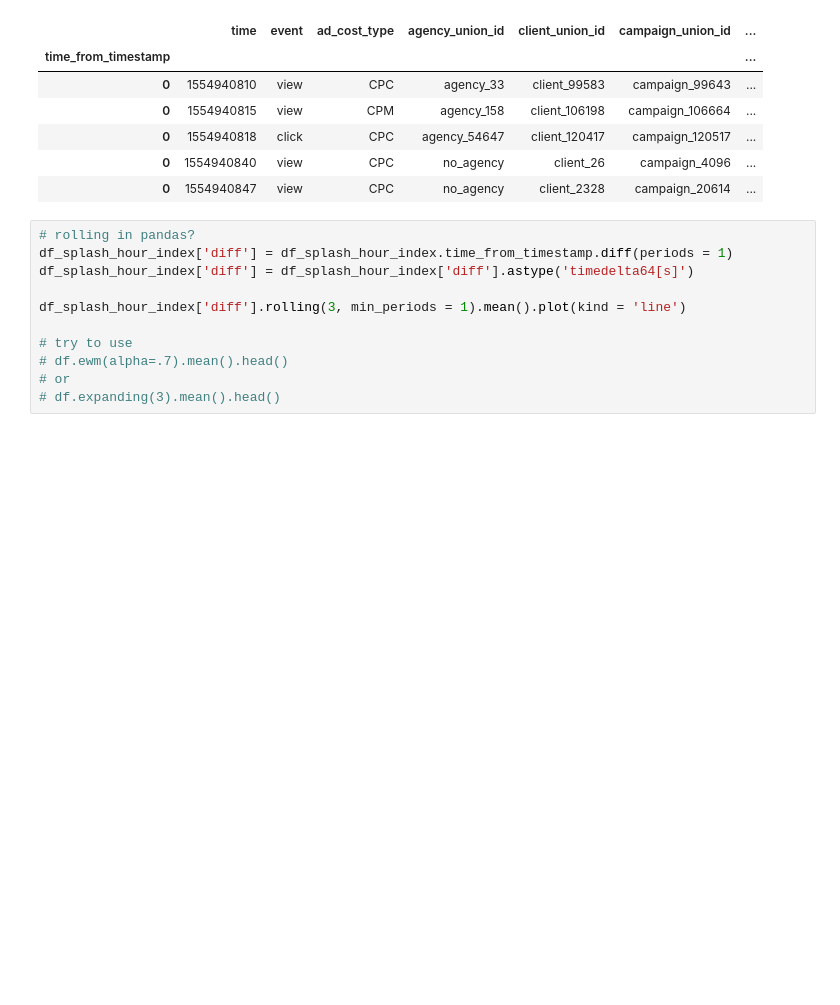
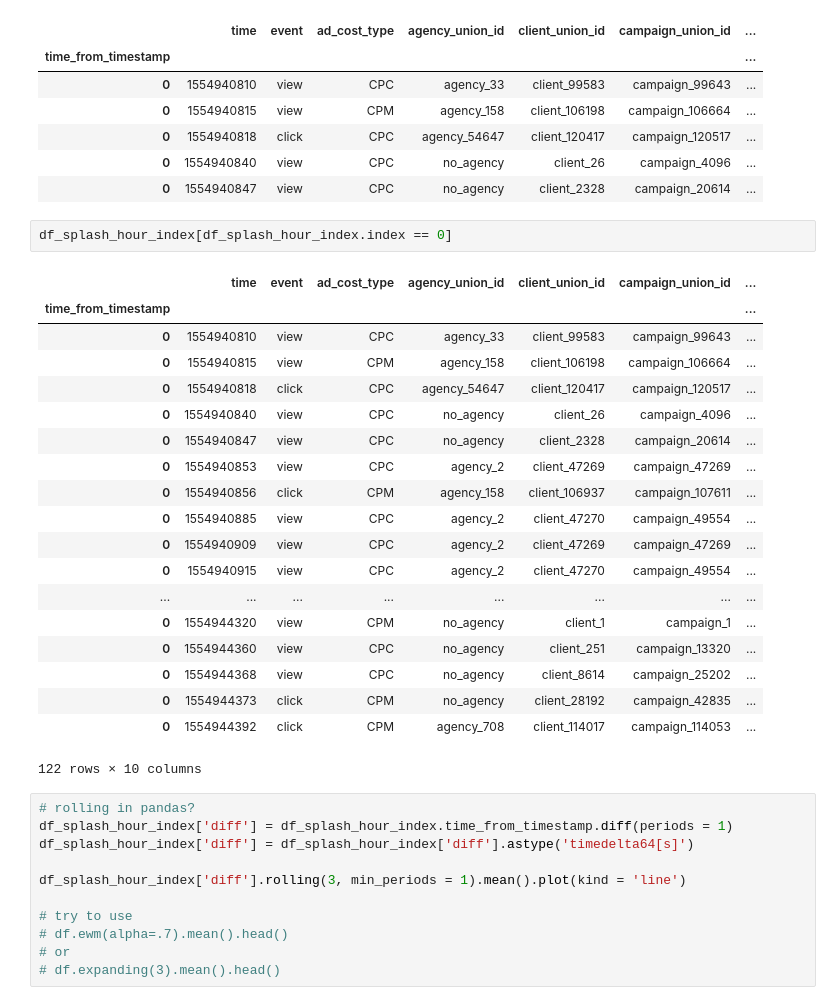
Before and after one commit to Espad/vk_analytics, a Jupyter notebook: vk_adv_analyse.ipynb, the cells around one changed output. Drawn from its saved outputs; the diff is of its cells as text; blank space fills up the shorter version.

```diff
--- a/vk_adv_analyse.ipynb
+++ b/vk_adv_analyse.ipynb
@@ -546,6 +582,28 @@ df_splash_hour_index.head()
 | 0 | 1554940818 | click | CPC | agency_54647 | client_120417 | campaign_120517 | ... |
 | 0 | 1554940840 | view | CPC | no_agency | client_26 | campaign_4096 | ... |
 | 0 | 1554940847 | view | CPC | no_agency | client_2328 | campaign_20614 | ... |
+# %%
+df_splash_hour_index[df_splash_hour_index.index == 0]
+# %% [output]
+|  | time | event | ad_cost_type | agency_union_id | client_union_id | campaign_union_id | ... |
+| time_from_timestamp |  |  |  |  |  |  | ... |
+| 0 | 1554940810 | view | CPC | agency_33 | client_99583 | campaign_99643 | ... |
+| 0 | 1554940815 | view | CPM | agency_158 | client_106198 | campaign_106664 | ... |
+| 0 | 1554940818 | click | CPC | agency_54647 | client_120417 | campaign_120517 | ... |
+| 0 | 1554940840 | view | CPC | no_agency | client_26 | campaign_4096 | ... |
+| 0 | 1554940847 | view | CPC | no_agency | client_2328 | campaign_20614 | ... |
+| 0 | 1554940853 | view | CPC | agency_2 | client_47269 | campaign_47269 | ... |
+| 0 | 1554940856 | click | CPM | agency_158 | client_106937 | campaign_107611 | ... |
+| 0 | 1554940885 | view | CPC | agency_2 | client_47270 | campaign_49554 | ... |
+| 0 | 1554940909 | view | CPC | agency_2 | client_47269 | campaign_47269 | ... |
+| 0 | 1554940915 | view | CPC | agency_2 | client_47270 | campaign_49554 | ... |
+| ... | ... | ... | ... | ... | ... | ... | ... |
+| 0 | 1554944320 | view | CPM | no_agency | client_1 | campaign_1 | ... |
+| 0 | 1554944360 | view | CPC | no_agency | client_251 | campaign_13320 | ... |
+| 0 | 1554944368 | view | CPC | no_agency | client_8614 | campaign_25202 | ... |
+| 0 | 1554944373 | click | CPM | no_agency | client_28192 | campaign_42835 | ... |
+| 0 | 1554944392 | click | CPM | agency_708 | client_114017 | campaign_114053 | ... |
+122 rows × 10 columns
 # %%
 # rolling in pandas?
 df_splash_hour_index['diff'] = df_splash_hour_index.time_from_timestamp.diff(periods = 1)
```
Also changed, not shown: parts of 37 cells of this notebook.
